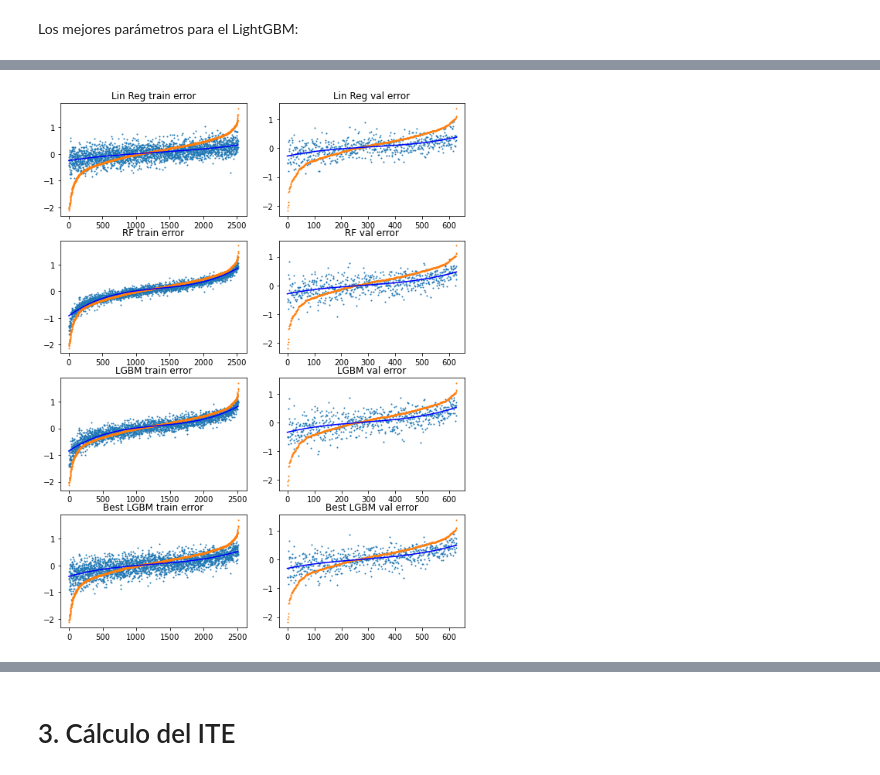
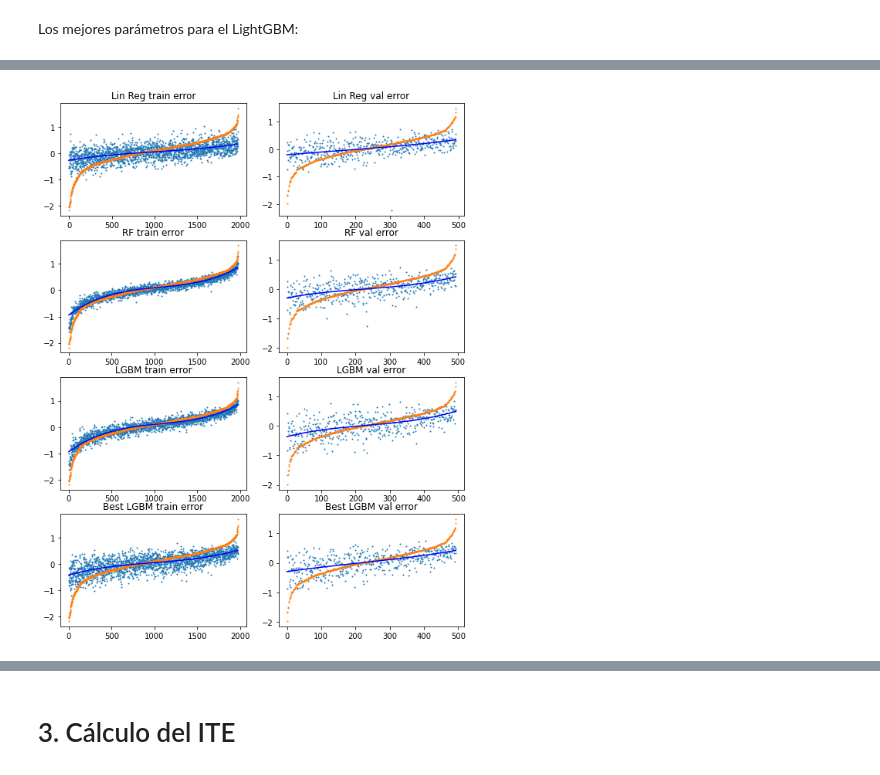
Before and after one commit to JMBorrego/CashCognitive, a Jupyter notebook: 03_ITE_MODEL_v2.ipynb, the cells around one changed output, grey strips where cells are left out. Drawn from its saved outputs; the diff is of its cells as text; code cells hidden in the pictures.

```diff
--- a/03_ITE_MODEL_v2.ipynb
+++ b/03_ITE_MODEL_v2.ipynb
@@ -120,7 +80,7 @@ def display_scores(scores,model_name = None):
 # %%
 from sklearn.linear_model import LinearRegression
 from sklearn.ensemble import RandomForestRegressor
-import xgboost as xgb
+import lightgbm as lgb
 
 from sklearn.model_selection import cross_val_score
 
@@ -130,14 +90,14 @@ lin_reg.fit(X_train, y_train)
 forest_reg = RandomForestRegressor(random_state=42)
 forest_reg.fit(X_train, y_train)
 
-xg_reg = xgb.XGBRegressor(objective ='reg:squarederror')
-xg_reg.fit(X_train,y_train)
+lgb_reg = lgb.LGBMRegressor(random_state=42)
+lgb_reg.fit(X_train,y_train)
 
 
     # lets comare all of them
 models = [(lin_reg,"lin_reg"),
           (forest_reg,'Random Forest'),
-          (xg_reg,"XGboost")]
+          (lgb_reg,"XGboost")]
 for model in models:
     scores = cross_val_score(model[0], X_test, y_test, scoring='r2', cv=10)
     display_scores(scores, model[1])
@@ -191,4 +153 @@ def plot_learning_curve(clf, X_train, y_train, title):
     plt.show()
-# %%
-clf=xgb.XGBRegressor()
-plot_learning_curve(clf,X_train, y_train, " base XGB")
@@ -271,7 +200,14 @@ scores = cross_val_score(base_model, X_train, y_train, scoring="neg_root_mean_sq
 display_scores(-scores, "Base RF (rmse)")
 
 
-best_random = rf_random.best_estimator_
+#best_random = rf_random.best_estimator_
+best_random=RandomForestRegressor(
+    n_estimators= 144,
+    min_samples_split= 10,
+    min_samples_leaf= 2,
+    max_features= 'sqrt',
+    max_depth= 50,
+    bootstrap= False)
 scores = cross_val_score(best_random, X_train, y_train, scoring='r2', cv=10)
 display_scores(scores, "Best random RF (r2)")
 scores = cross_val_score(best_random, X_train, y_train, scoring="neg_root_mean_squared_error", cv=10)
@@ -396,17 +319,22 @@ plt.show()
 # %%
+from scipy.interpolate import splprep, splev
+
 def predict_subplot(clf, fila, col, train, tit):
-    clf.fit(X_train, y_train)
+
+    X_train1, X_test1, y_train1, y_test1 = train_test_split(X_train, y_train, test_size=0.2, random_state=42)
+
+    clf.fit(X_train1, y_train1)
 
     if train=="train":
-        y_pred=clf.predict(X_train)
+        y_pred=clf.predict(X_train1)
     else:
-        y_pred=clf.predict(X_test)
+        y_pred=clf.predict(X_test1)
 
     predicted=pd.DataFrame(y_pred, columns=["y_pred"])
     if train=="train":
-        predicted["y_true"]=y_train.values
+        predicted["y_true"]=y_train1.values
     else:
-        predicted["y_true"]=y_test.values
+        predicted["y_true"]=y_test1.values
 
     predicted.sort_values(by="y_true", inplace=True)
 
@@ -426,26 +354,20 @@ def predict_subplot(clf, fila, col, train, tit):
 # %%
 fig, axs = plt.subplots(4, 2,figsize=(8,10))
 fig.tight_layout()
 
 predict_subplot(lin_reg, 0, 0, "train", "Lin Reg train error")
 predict_subplot(lin_reg, 0, 1, "test", "Lin Reg val error")
 
 predict_subplot(base_model, 1, 0, "train", "RF train error")
 predict_subplot(base_model, 1, 1, "test", "RF val error")
 
 predict_subplot(base_lightgbm, 2, 0,"train", "LGBM train error")
 predict_subplot(base_lightgbm, 2, 1,"test", "LGBM val error")
 
 predict_subplot(best_lightgbm, 3, 0, "train", "Best LGBM train error")
 predict_subplot(best_lightgbm, 3, 1, "test", "Best LGBM val error")
 
-
-plt.xlabel("VARIABLE X")
-plt.ylabel("VARIABLE Y")
-plt.title("GRÁFICO X")
-
-plt.savefig('assets/results/ScatterModels.png')
-
+plt.savefig('assets/results/ScP_LinReg.png')
 plt.show()
 # %% [output]
-[figure, old version]
+[figure, new version]
```
Also changed, not shown: parts of 48 cells of this notebook.
